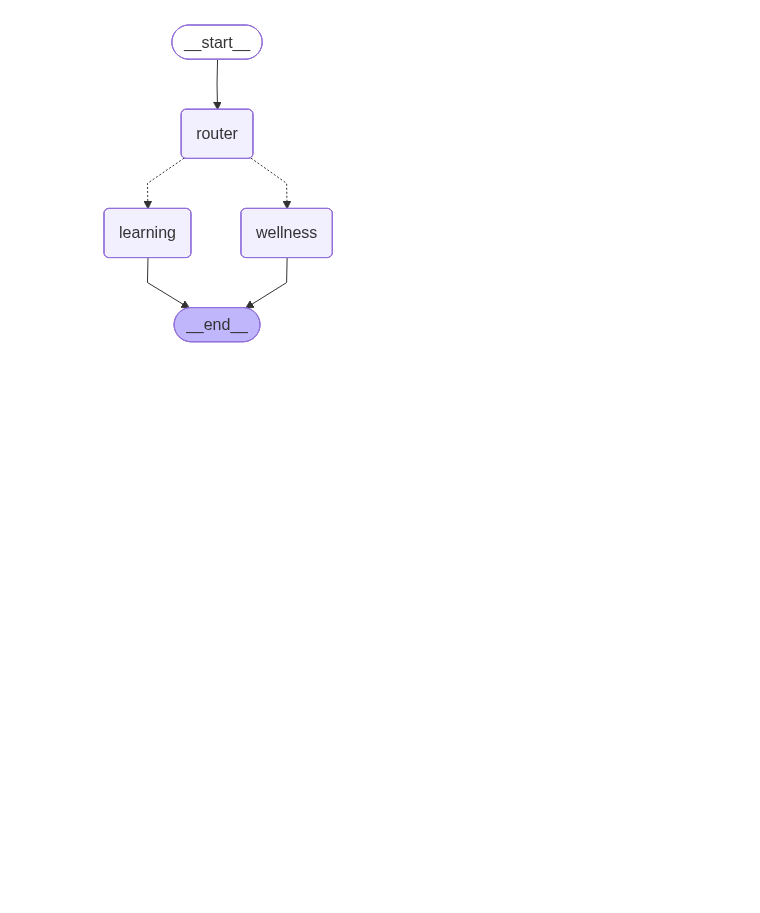
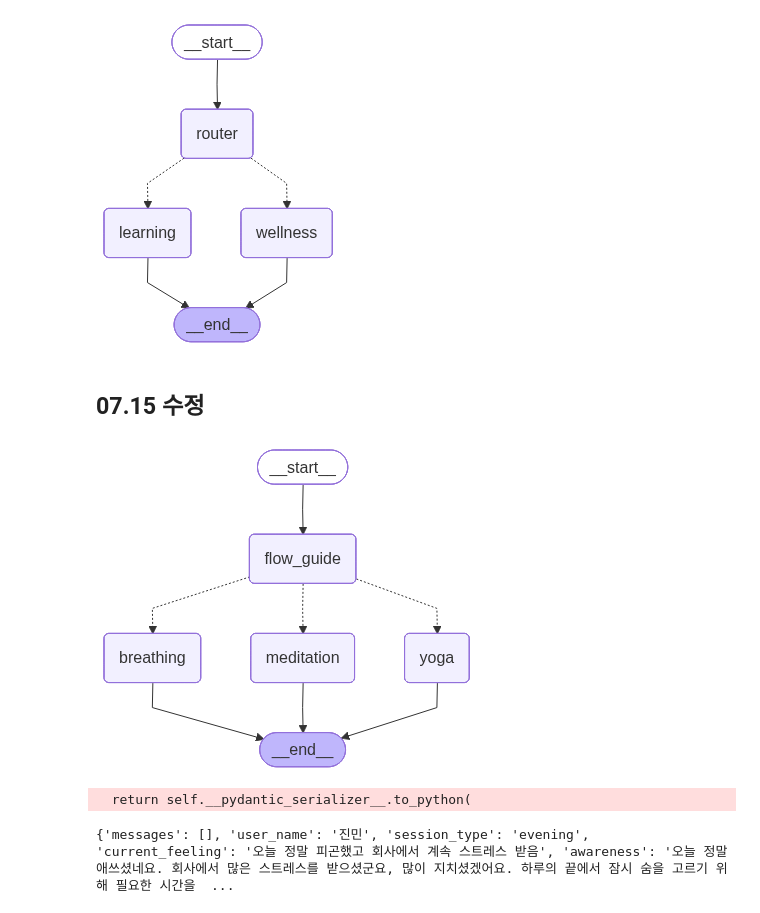
Before and after one commit to jin-yoon/InnerFlow_Agent, a Jupyter notebook: main.ipynb, the cells around one changed output. Saved outputs shown, nothing was run; the diff lists cells and outputs as text; code cells hidden in the pictures; blank space fills up the shorter version.

```diff
--- a/main.ipynb
+++ b/main.ipynb
@@ -103,3 +103,17 @@ graph = builder.compile()
 graph
 # %% [output]
 [figure]
+# %% [markdown]
+## 07.15 수정
+# %%
+from typing_extensions import TypedDict
+from typing import Literal
+from langgraph.graph import MessagesState
+from typing import Annotated
+from langgraph.graph import StateGraph, START, END
+from langgraph.types import Send
+from langchain.chat_models import init_chat_model
+from pydantic import BaseModel
+from operator import add
+
+llm = init_chat_model("openai:gpt-4o")
@@ -105,0 +416,40 @@ graph
+# %%
+graph_builder = StateGraph(InnerFlowState)
+
+graph_builder.add_node("flow_guide", flow_guide_agent)
+graph_builder.add_node("yoga", yoga_agent)
+graph_builder.add_node("breathing", breathing_agent)
+graph_builder.add_node("meditation", meditation_agent)
+
+graph_builder.add_edge(START, "flow_guide")
+graph_builder.add_conditional_edges(
+    "flow_guide",
+    activity_router,
+    {
+        "yoga" : "yoga",
+        "breathing" : "breathing",
+        "meditation" : "meditation"
+    }
+)
+graph_builder.add_edge("yoga",END)
+graph_builder.add_edge("breathing",END)
+graph_builder.add_edge("meditation",END)
+
+graph = graph_builder.compile()
+
+graph
+# %% [output]
+[figure, added]
+# %%
+result = graph.invoke(
+    {
+        "user_name": "진민",
+        "session_type": "evening",
+        "current_feeling": "오늘 정말 피곤했고 회사에서 계속 스트레스 받음"
+    }
+)
+
+print(result)
+# %% [output]
+  return self.__pydantic_serializer__.to_python(
+{'messages': [], 'user_name': '진민', 'session_type': 'evening', 'current_feeling': '오늘 정말 피곤했고 회사에서 계속 스트레스 받음', 'awareness': '오늘 정말 애쓰셨네요. 회사에서 많은 스트레스를 받으셨군요, 많이 지치셨겠어요. 하루의 끝에서 잠시 숨을 고르기 위해 필요한 시간을  ...
```
Also changed, not shown: parts of 2 cells of this notebook, 4 other files.
